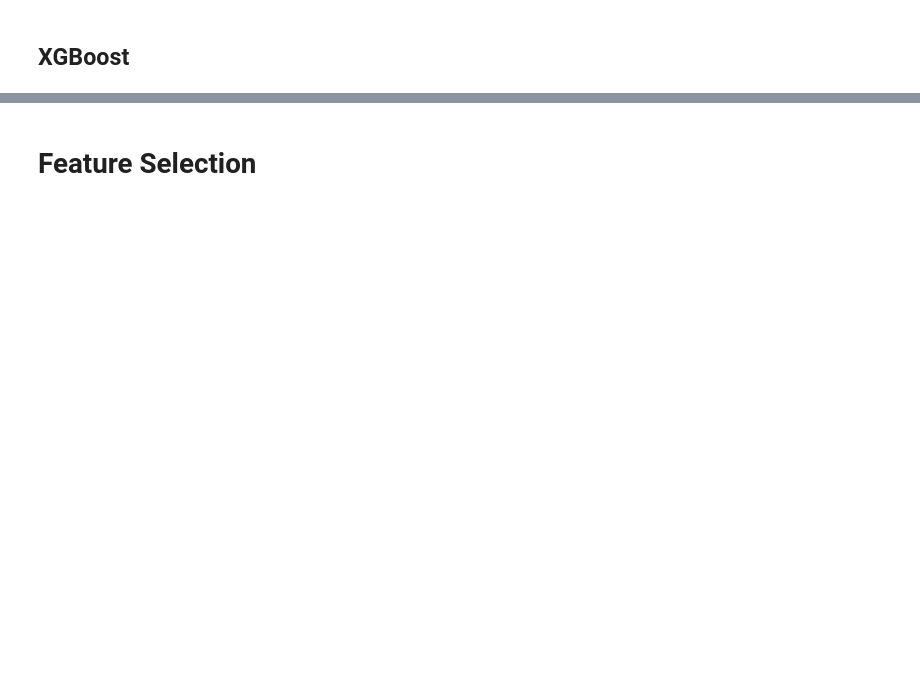
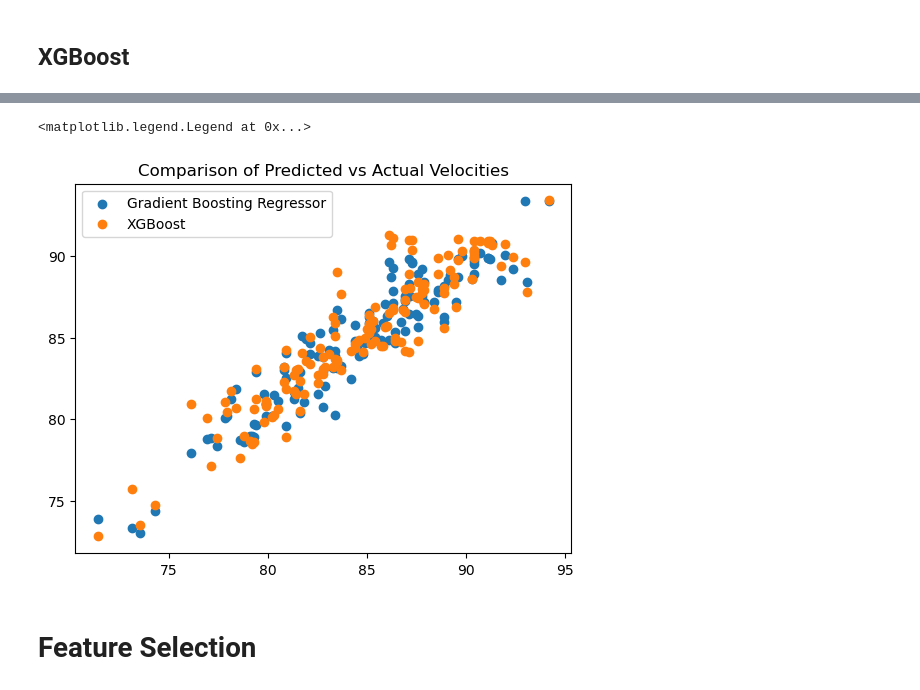
Before and after one commit to jisoawe/Biomech_Pitch_Velo_Prediction, a Jupyter notebook: Pitch Speed Prediction Model.ipynb, the cells around one changed output, grey strips where cells are left out. Saved outputs shown, nothing was run; the diff lists cells and outputs as text; code cells hidden in the pictures; blank space fills up the shorter version.

```diff
--- a/Pitch Speed Prediction Model.ipynb
+++ b/Pitch Speed Prediction Model.ipynb
@@ -251,2 +269,11 @@ plt.legend()
+# %%
+plt.figure()
+plt.title('Comparison of Predicted vs Actual Velocities')
+plt.scatter(y_test, model_GBR.predict(X_test), label = "Gradient Boosting Regressor")
+plt.scatter(y_test, model_XGBR.predict(X_test), label = "XGBoost")
+plt.legend()
+# %% [output]
+<matplotlib.legend.Legend at 0x...>
+[figure, added]
 # %% [markdown]
 # Feature Selection
```
Also changed, not shown: parts of 17 cells of this notebook.
